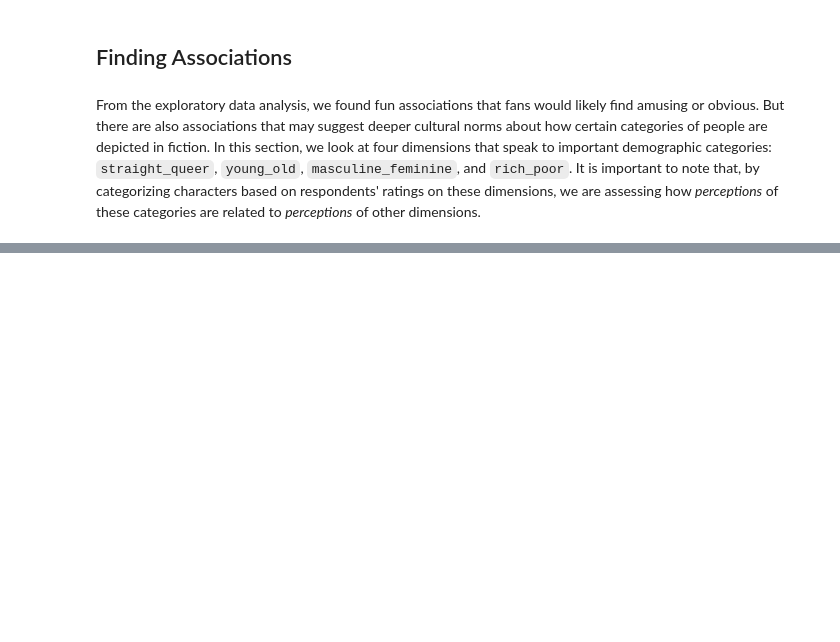
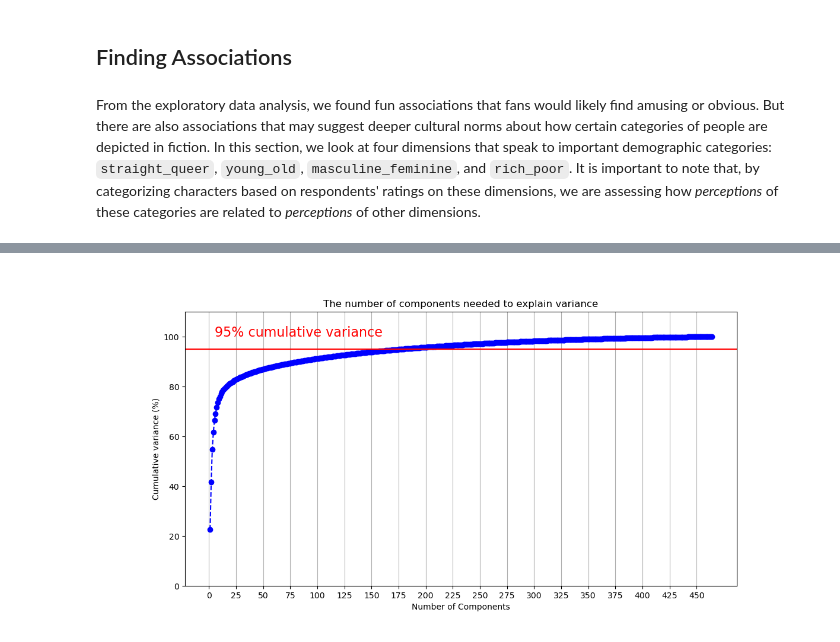
Before and after one commit to UCB-stat-159-f25/final-group03, a Jupyter notebook: main.ipynb, the cells around one changed output, grey strips where cells are left out. Saved outputs shown, nothing was run; the diff lists cells and outputs as text; code cells hidden in the pictures; blank space fills up the shorter version.

```diff
--- a/main.ipynb
+++ b/main.ipynb
@@ -272,0 +326,4 @@ From the exploratory data analysis, we found fun associations that fans would li
+# %%
+Image(filename = "visualizations/cumulative_variance_PCA.png")
+# %% [output]
+[figure, added]
```
Also changed, not shown: parts of 21 cells of this notebook, 4 other files.
